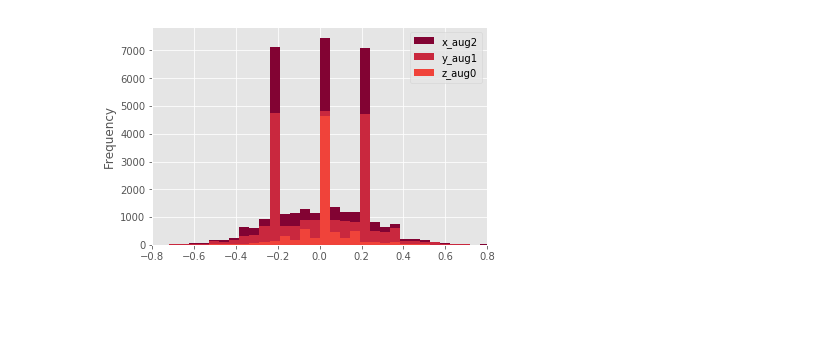
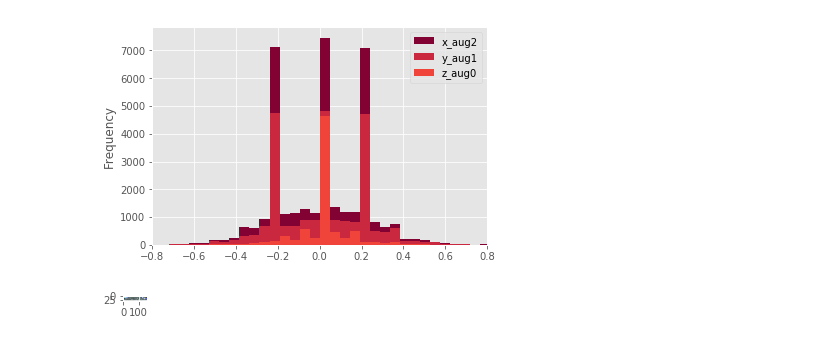
Before and after one commit to chatmoon/SDC_PRJ03_Cloning, a Jupyter notebook: _01_WIP/_Writeup_/_DATA EXPLORATION_.ipynb, the cells around one changed output. Saved outputs shown, nothing was run; the diff lists cells and outputs as text; code cells hidden in the pictures; blank space fills up the shorter version.

```diff
--- a/_01_WIP/_Writeup_/_DATA EXPLORATION_.ipynb
+++ b/_01_WIP/_Writeup_/_DATA EXPLORATION_.ipynb
@@ -145,0 +150,16 @@ len(steering)+len(angles)+len(augmented_angles) +len(angl2s)+len(augmented_angl2
+# %%
+# In[3]: --------------------------------------------
+driving_log = pandas.read_csv(pathData2+'driving_log.csv', skiprows=[0], names=colnames)
+center      = driving_log.center.tolist()
+left        = driving_log.left.tolist()
+right       = driving_log.right.tolist()
+steering    = driving_log.steering.tolist()
+throttle    = driving_log.throttle.tolist()
+brake       = driving_log.brake.tolist()
+speed       = driving_log.speed.tolist()
+# %%
+top_crop     = 70
+bottom_crop  =-25
+image_width  = 155
+image_height = 32
+index        = 2800
@@ -455,3 +534,15 @@ dfr2.plot.hist(xlim=(-0.8, 0.8), color=('#820333','#C9283E', '#F0433A'), bins=50
 <matplotlib.axes._subplots.AxesSubplot at 0x...>
 <matplotlib.figure.Figure at 0x...>
 [figure]
+# %%
+image   = cv2.imread(center[index])
+imgCrop = image[70:-25, :, :]
+
+figure, ax0 = plt.subplots(figsize=(1,1))
+figure.tight_layout()
+
+imgResize = cv2.resize(imgCrop, (image_width, image_height), cv2.INTER_AREA)
+ax0.imshow(imgResize)
+plt.show()
+# %% [output]
+[figure, added]
```
Also changed, not shown: parts of 7 cells of this notebook, 3 other files.
